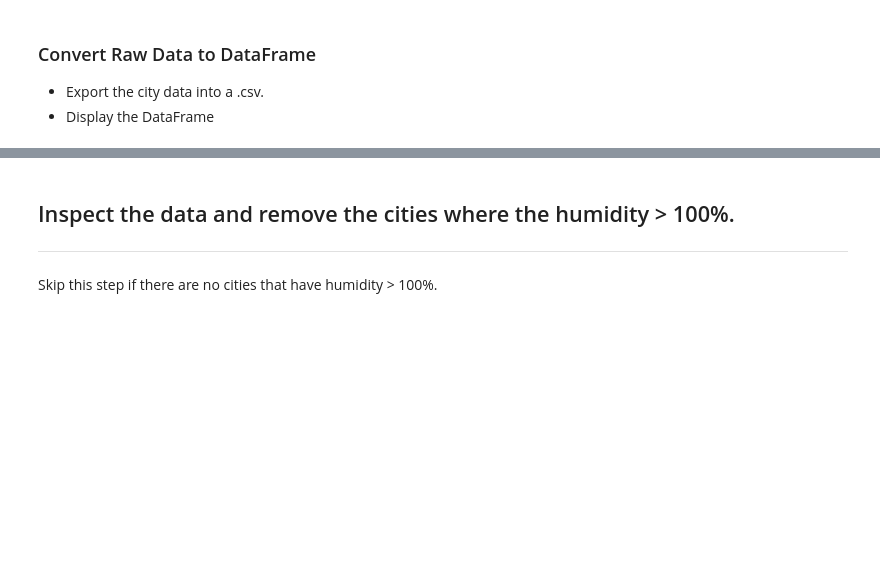
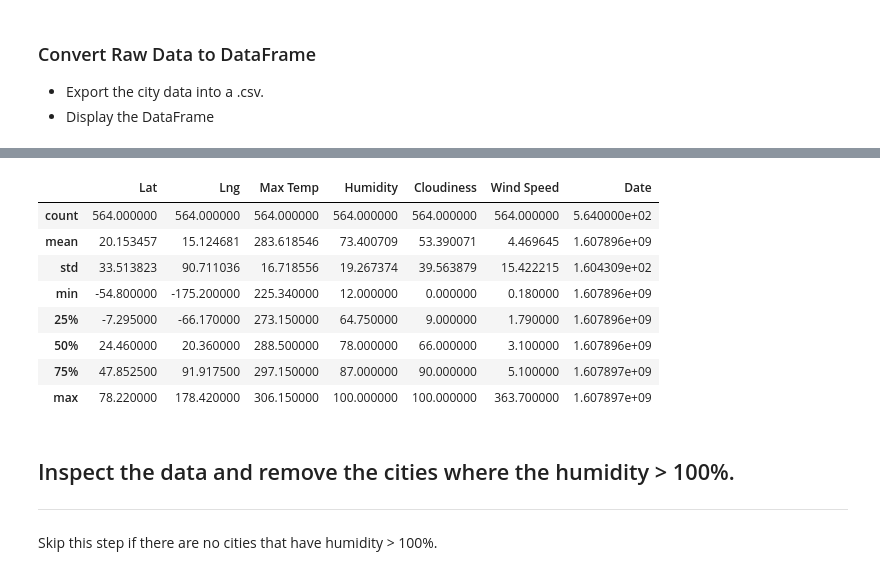
Before and after one commit to marybellavia/python-api-challenge, a Jupyter notebook: starter_code/WeatherPy.ipynb, the cells around one changed output, grey strips where cells are left out. Cells and saved outputs as stored; diff of their text form; code cells hidden in the pictures; blank space fills up the shorter version.

```diff
--- a/starter_code/WeatherPy.ipynb
+++ b/starter_code/WeatherPy.ipynb
@@ -145,3 +151,16 @@ NameError: name 'temps_df' is not defined
+# %%
+temps_summary = temps_df.describe()
+temps_summary
+# %% [output]
+|  | Lat | Lng | Max Temp | Humidity | Cloudiness | Wind Speed | Date |
+| count | 564.000000 | 564.000000 | 564.000000 | 564.000000 | 564.000000 | 564.000000 | 5.640000e+02 |
+| mean | 20.153457 | 15.124681 | 283.618546 | 73.400709 | 53.390071 | 4.469645 | 1.607896e+09 |
+| std | 33.513823 | 90.711036 | 16.718556 | 19.267374 | 39.563879 | 15.422215 | 1.604309e+02 |
+| min | -54.800000 | -175.200000 | 225.340000 | 12.000000 | 0.000000 | 0.180000 | 1.607896e+09 |
+| 25% | -7.295000 | -66.170000 | 273.150000 | 64.750000 | 9.000000 | 1.790000 | 1.607896e+09 |
+| 50% | 24.460000 | 20.360000 | 288.500000 | 78.000000 | 66.000000 | 3.100000 | 1.607896e+09 |
+| 75% | 47.852500 | 91.917500 | 297.150000 | 87.000000 | 90.000000 | 5.100000 | 1.607897e+09 |
+| max | 78.220000 | 178.420000 | 306.150000 | 100.000000 | 100.000000 | 363.700000 | 1.607897e+09 |
 # %% [markdown]
 ## Inspect the data and remove the cities where the humidity > 100%.
 ----
```
Also changed, not shown: parts of 9 cells of this notebook, 1 other file.
